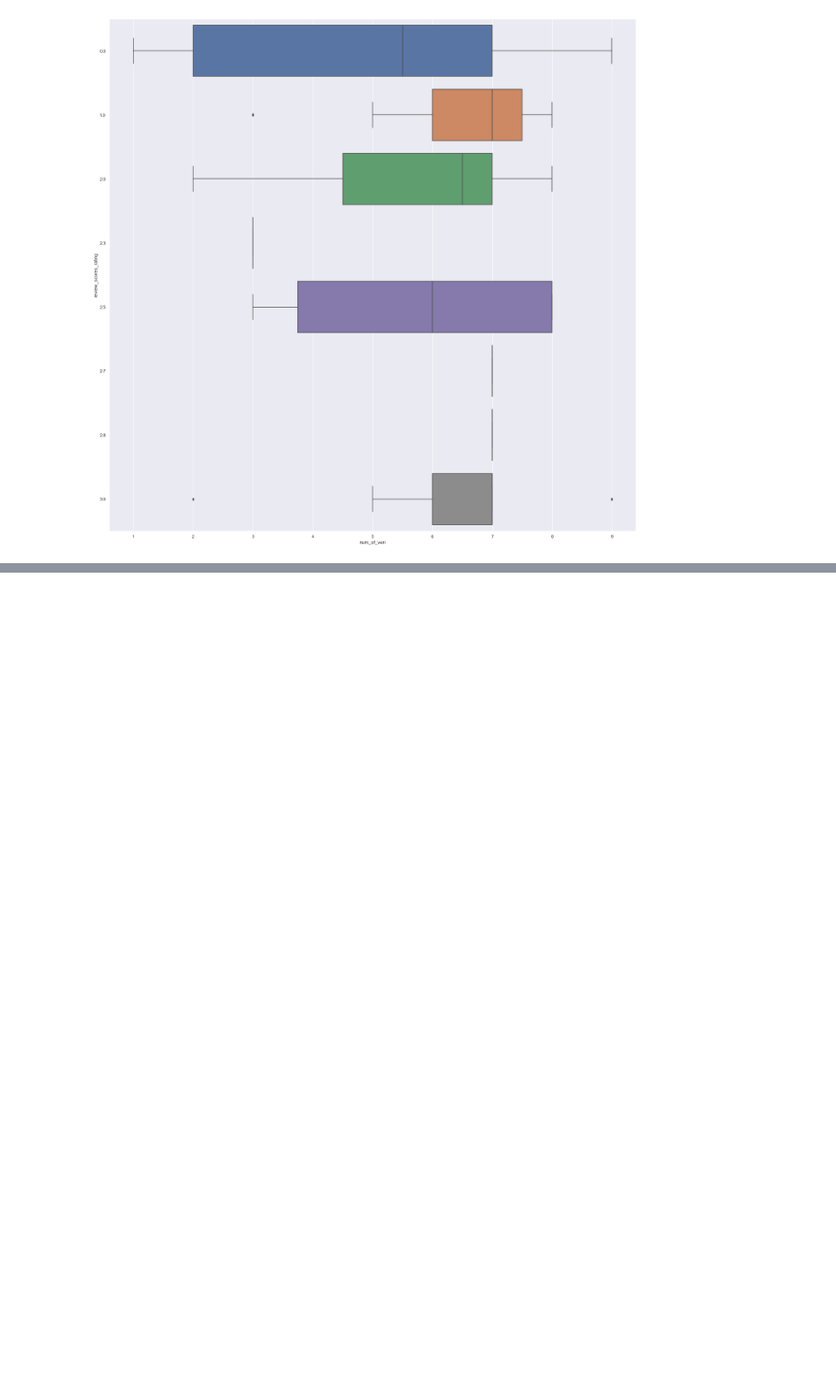
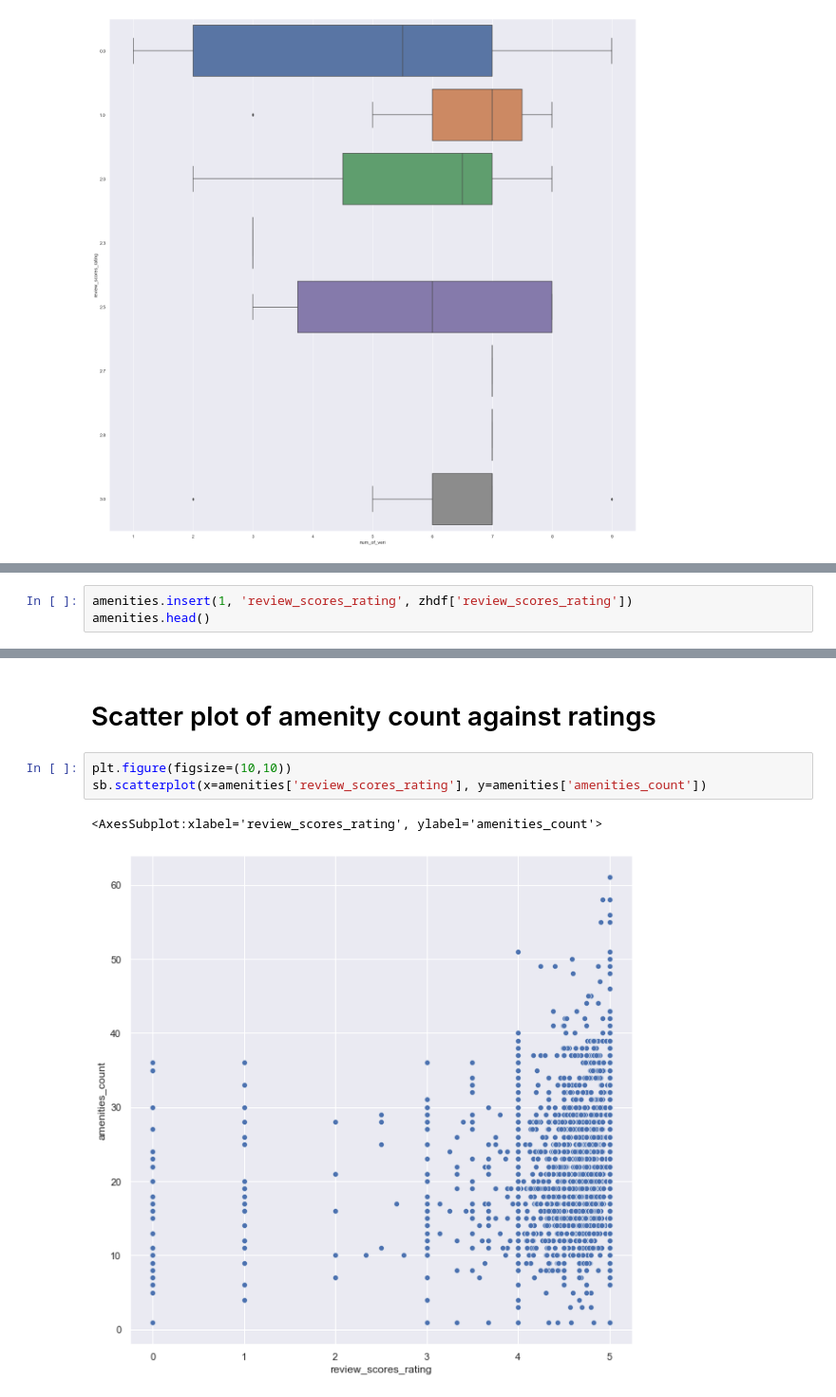
Before and after one commit to boonhaoyeo/SC1015-Mini-Project, a Jupyter notebook: AirBnB_EDA.ipynb, the cells around one changed output, grey strips where cells are left out. Shown at 95% size. Saved outputs shown, nothing was run; the diff lists cells and outputs as text; blank space fills up the shorter version.

```diff
--- a/AirBnB_EDA.ipynb
+++ b/AirBnB_EDA.ipynb
@@ -301,0 +442,3 @@ sb.boxplot(x='num_of_veri', y="review_scores_rating", data=test,orient = "h")
+# %%
+amenities.insert(1, 'review_scores_rating', zhdf['review_scores_rating'])
+amenities.head()
@@ -301,0 +452,8 @@ sb.boxplot(x='num_of_veri', y="review_scores_rating", data=test,orient = "h")
+# %% [markdown]
+# Scatter plot of amenity count against ratings
+# %%
+plt.figure(figsize=(10,10))
+sb.scatterplot(x=amenities['review_scores_rating'], y=amenities['amenities_count'])
+# %% [output]
+<AxesSubplot:xlabel='review_scores_rating', ylabel='amenities_count'>
+[figure, added]
```
Also changed, not shown: parts of 24 cells of this notebook.
